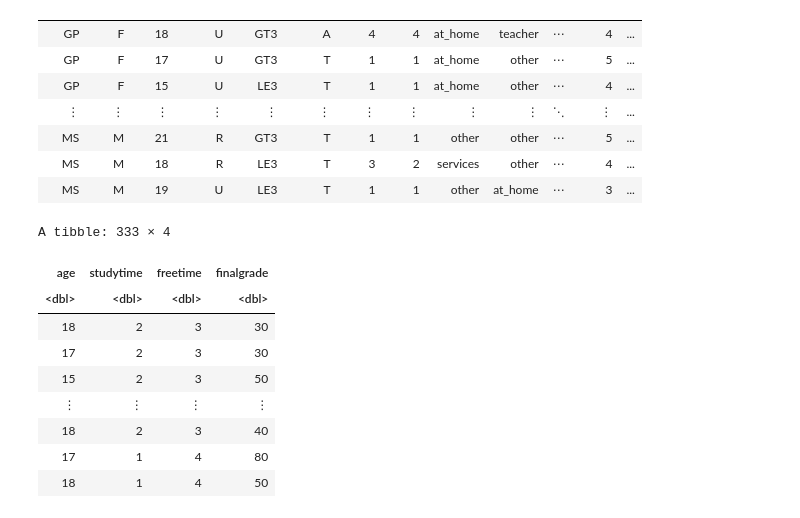
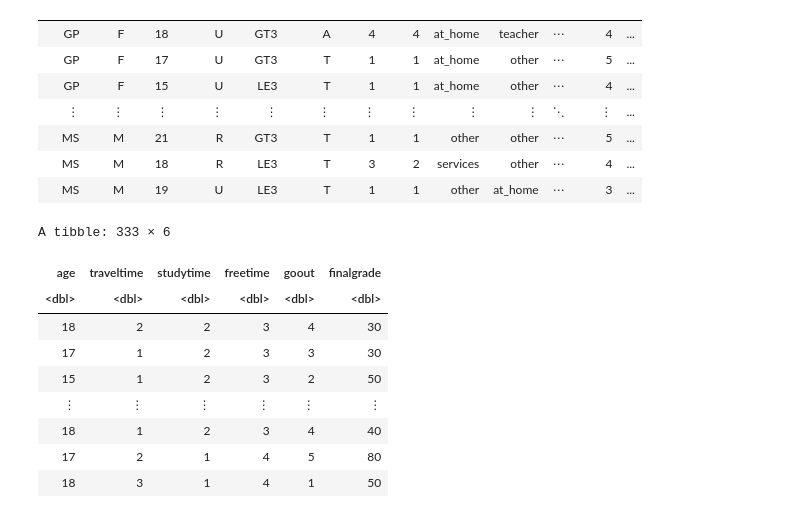
Before and after one commit to alan-w-u/dsci-100-group-project, a Jupyter notebook: project-proposal.ipynb, the cells around one changed output. Drawn from its saved outputs; the diff is of its cells as text; code cells hidden in the pictures.

```diff
--- a/project-proposal.ipynb
+++ b/project-proposal.ipynb
@@ -63,25 +66,26 @@ A spec_tbl_df: 395 × 33
 # %%
 # Clean and wrangle the data
 
 age_range = c(15, 16, 17, 18)
 
 data <- data_raw |>
     filter(age %in% age_range & G3 != 0) |> # Filter for student age that is normatively in secondary school and final grade is 0
-    select(age, studytime, freetime, G3) |>
-    rename(finalgrade = G3) |>
+    relocate(traveltime, .after = freetime) |> # Reorder table headers
+    select(age, traveltime, studytime, freetime, goout, G3) |>
+    rename(finalgrade = G3) |> # Rename G3 to be a more clear title
     mutate(finalgrade = finalgrade * 5)
 data
 # %% [output]
-A tibble: 333 × 4
+A tibble: 333 × 6
-| age | studytime | freetime | finalgrade |
-| <dbl> | <dbl> | <dbl> | <dbl> |
-| 18 | 2 | 3 | 30 |
-| 17 | 2 | 3 | 30 |
-| 15 | 2 | 3 | 50 |
-| ⋮ | ⋮ | ⋮ | ⋮ |
-| 18 | 2 | 3 | 40 |
-| 17 | 1 | 4 | 80 |
-| 18 | 1 | 4 | 50 |
+| age | traveltime | studytime | freetime | goout | finalgrade |
+| <dbl> | <dbl> | <dbl> | <dbl> | <dbl> | <dbl> |
+| 18 | 2 | 2 | 3 | 4 | 30 |
+| 17 | 1 | 2 | 3 | 3 | 30 |
+| 15 | 1 | 2 | 3 | 2 | 50 |
+| ⋮ | ⋮ | ⋮ | ⋮ | ⋮ | ⋮ |
+| 18 | 1 | 2 | 3 | 4 | 40 |
+| 17 | 2 | 1 | 4 | 5 | 80 |
+| 18 | 3 | 1 | 4 | 1 | 50 |
 # %%
 # Split training and testing data
 
```
Also changed, not shown: parts of 7 cells of this notebook.
